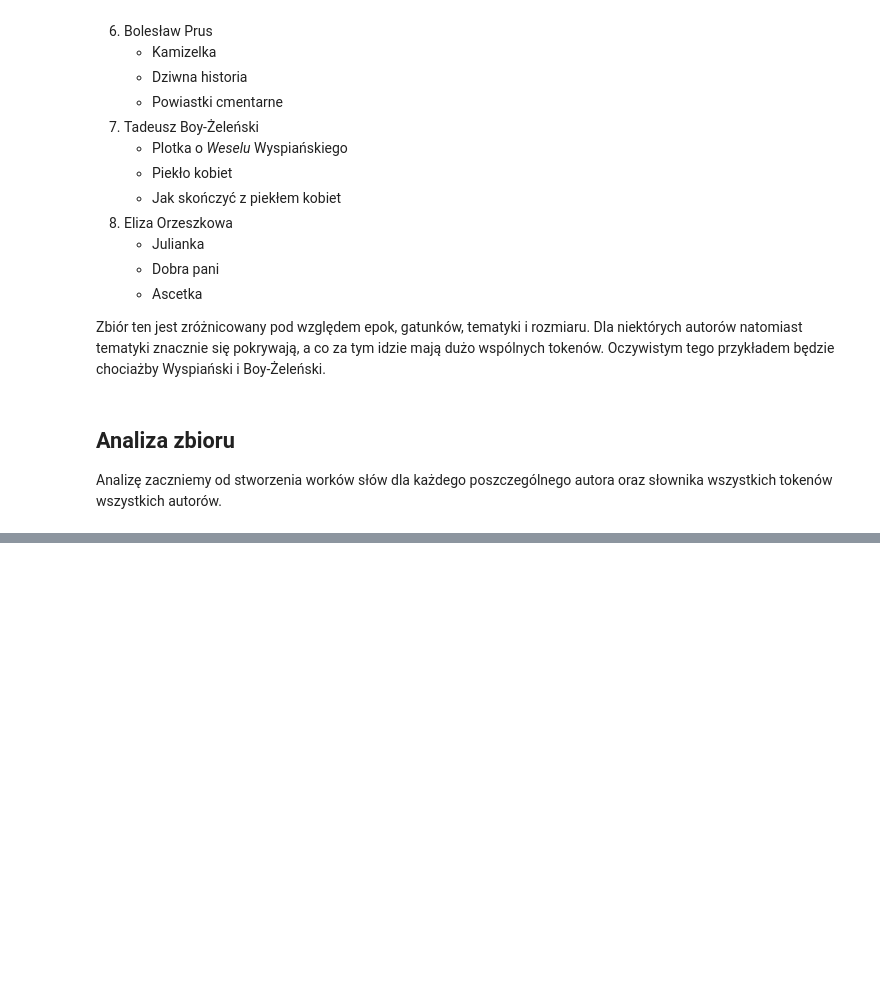
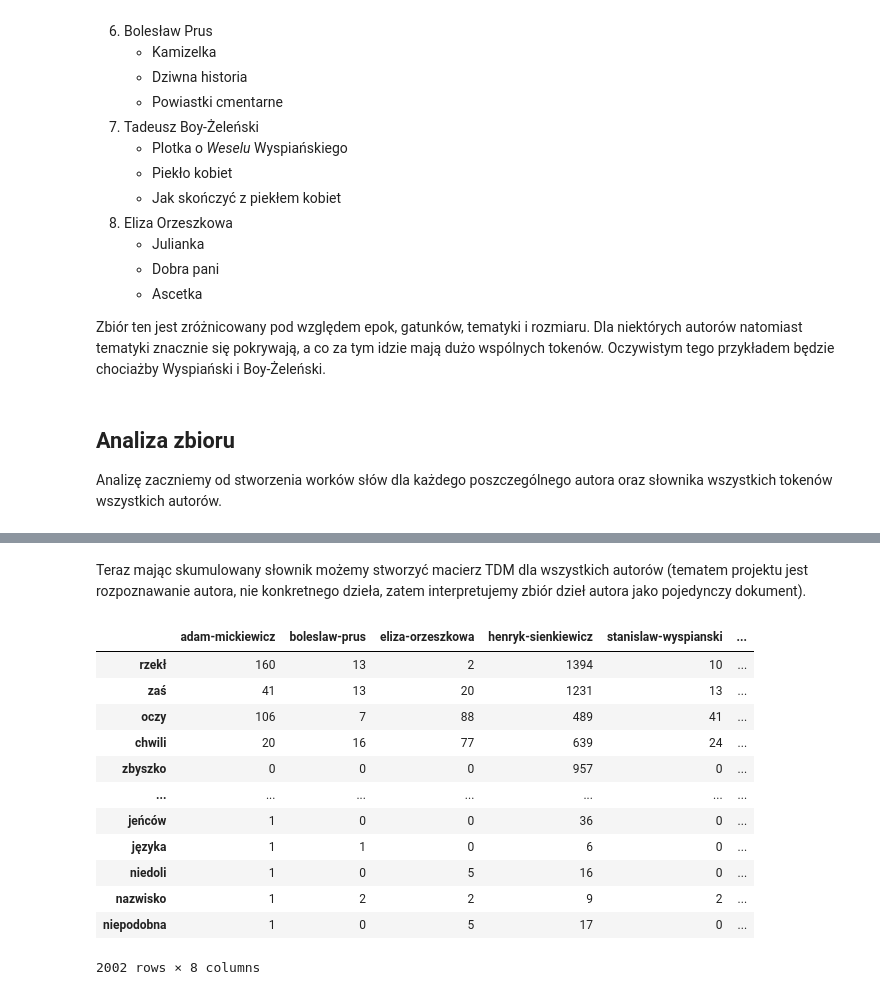
Before and after one commit to mihawb/literary-work-analyser, a Jupyter notebook: docs/API Wolnych lektur & omówienie zbioru.ipynb, the cells around one changed output, grey strips where cells are left out. Saved outputs shown, nothing was run; the diff lists cells and outputs as text; code cells hidden in the pictures; blank space fills up the shorter version.

```diff
--- a/docs/API Wolnych lektur & omówienie zbioru.ipynb
+++ b/docs/API Wolnych lektur & omówienie zbioru.ipynb
@@ -133,0 +234,11 @@ Analizę zaczniemy od stworzenia worków słów dla każdego poszczególnego aut
+# %%
+authorsWB = buildAllAuthorsWB('..\\books')
+
+print('adam-mickiewicz:')
+headwb(authorsWB['adam-mickiewicz'], [0, 7])
+
+print('\nhenryk-sienkiewicz:')
+headwb(authorsWB['henryk-sienkiewicz'], [0, 7])
+
+print('\nstanislaw-wyspianski:')
+headwb(authorsWB['stanislaw-wyspianski'], [0, 7])
@@ -133,0 +263,6 @@ Analizę zaczniemy od stworzenia worków słów dla każdego poszczególnego aut
+# %%
+cumulativeWB = concatWB(authorsWB)
+cumulativeWB = truncateWB(cumulativeWB, 2000)
+
+headwb(cumulativeWB, [0, 15])
+print(len(list(cumulativeWB.keys())))
@@ -133,0 +286,33 @@ Analizę zaczniemy od stworzenia worków słów dla każdego poszczególnego aut
+# %% [markdown]
+Teraz mając skumulowany słownik możemy stworzyć macierz TDM dla wszystkich autorów (tematem projektu jest rozpoznawanie autora, nie konkretnego dzieła, zatem interpretujemy zbiór dzieł autora jako pojedynczy dokument).
+# %%
+def buildTDM(authorswb, cumwb) -> pd.DataFrame:
+    authors = list(authorswb.keys())
+    tdm = pd.DataFrame(columns=authors)
+    for word in cumwb:
+        licznik = [0]*len(authors)
+        for i, author in enumerate(authors):
+            for token in authorswb[author]:
+                if word == token:
+                    licznik[i] += authorswb[author][token]
+        element = pd.DataFrame([licznik], columns=authors, index=[word])
+        tdm = tdm.append(element)
+    return tdm
+# %%
+TDMall = buildTDM(authorsWB, cumulativeWB)
+# wykonanie trwa pare chwil, prosze uzbroic sie w cierpliwosc
+TDMall
+# %% [output]
+|  | adam-mickiewicz | boleslaw-prus | eliza-orzeszkowa | henryk-sienkiewicz | stanislaw-wyspianski | ... |
+| rzekł | 160 | 13 | 2 | 1394 | 10 | ... |
+| zaś | 41 | 13 | 20 | 1231 | 13 | ... |
+| oczy | 106 | 7 | 88 | 489 | 41 | ... |
+| chwili | 20 | 16 | 77 | 639 | 24 | ... |
+| zbyszko | 0 | 0 | 0 | 957 | 0 | ... |
+| ... | ... | ... | ... | ... | ... | ... |
+| jeńców | 1 | 0 | 0 | 36 | 0 | ... |
+| języka | 1 | 1 | 0 | 6 | 0 | ... |
+| niedoli | 1 | 0 | 5 | 16 | 0 | ... |
+| nazwisko | 1 | 2 | 2 | 9 | 2 | ... |
+| niepodobna | 1 | 0 | 5 | 17 | 0 | ... |
+2002 rows × 8 columns
```
Also changed, not shown: parts of 6 cells of this notebook, 4 other files.
